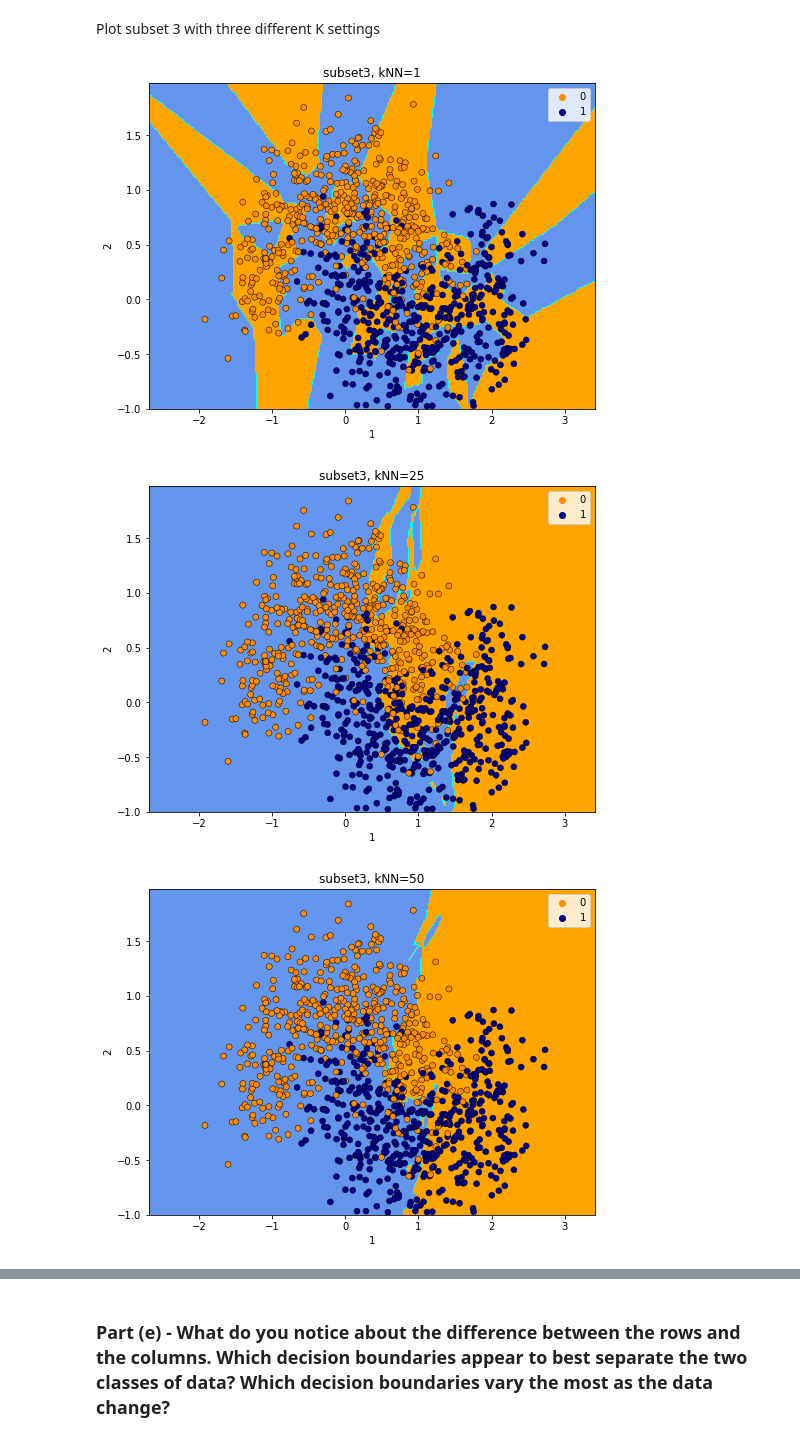
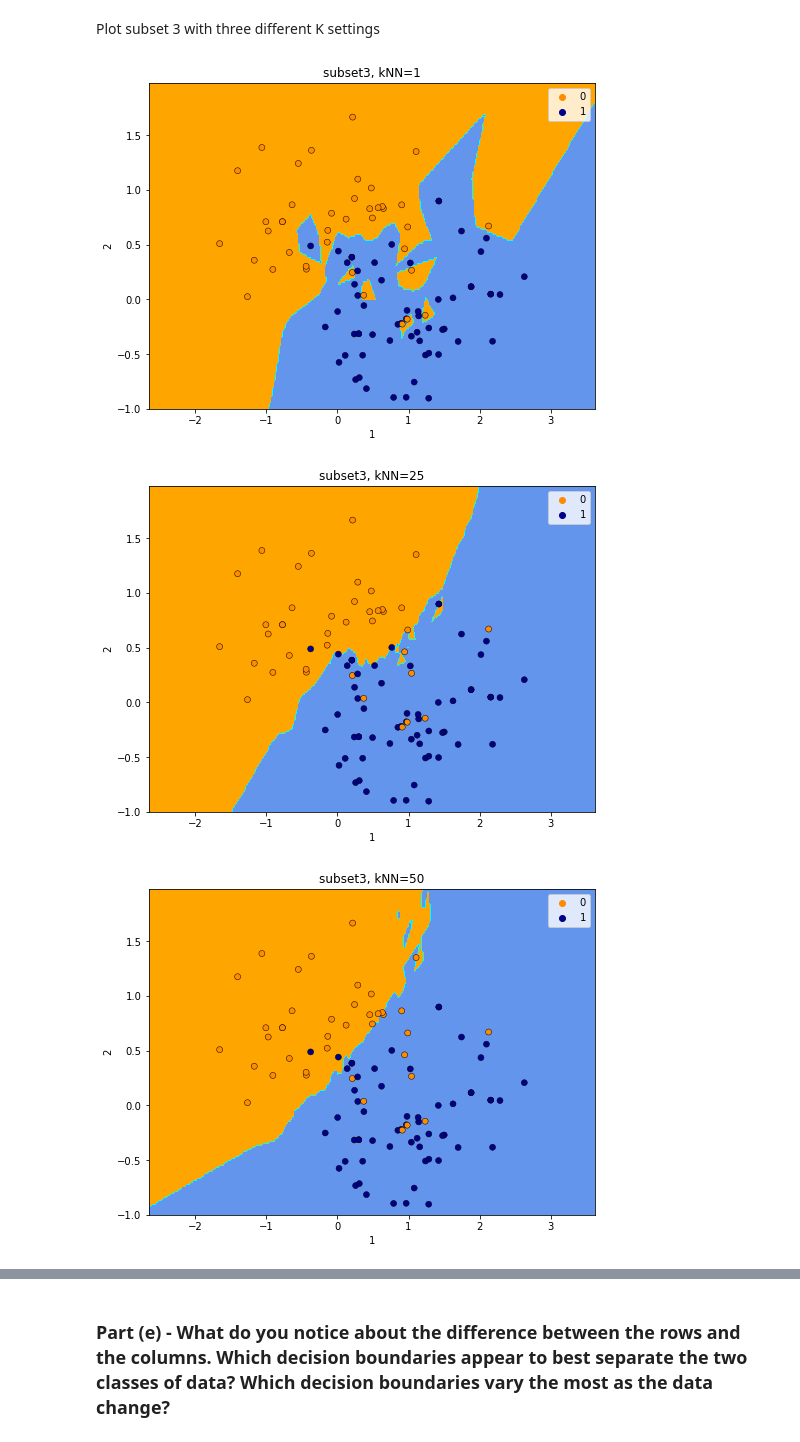
Before and after one commit to FR-Schwartz/ids705, a Jupyter notebook: assignments/Assignment_2_Fides Schwartz.ipynb, the cells around one changed output, grey strips where cells are left out. Saved outputs shown, nothing was run; the diff lists cells and outputs as text; code cells hidden in the pictures.

Commit message:
Update notebook and figures
Figures for Q5

```diff
--- a/assignments/Assignment_2_Fides Schwartz.ipynb
+++ b/assignments/Assignment_2_Fides Schwartz.ipynb
@@ -500,8 +465,8 @@ knn3_1 = KNeighborsClassifier(n_neighbors=1)
 knn3_2 = KNeighborsClassifier(n_neighbors=25)
 knn3_3 = KNeighborsClassifier(n_neighbors=50)
 
-set3_1 = knn3_1.fit(subset3, subset3y)
-set3_2 = knn3_2.fit(subset3, subset3y)
-set3_3 = knn3_3.fit(subset3, subset3y)
+set3_1 = knn3_1.fit(x3, y3)
+set3_2 = knn3_2.fit(x3, y3)
+set3_3 = knn3_3.fit(x3, y3)
 # %% [markdown]
 ### Part (d) - For each combination of dataset and trained classifier plot the decision boundary.
@@ -798,20 +733,14 @@ plt.show()
 Plot subset 3 with three different K settings
 # %%
 # nearest neighbour = 1
-
-h = 0.02  # step size in the mesh
-
-# Create color maps
-cmap_light = ListedColormap(["orange", "cyan", "cornflowerblue"])
-cmap_bold = ["darkorange", "darkblue"]
 
 # Plot the decision boundary. For that, we will assign a color to each
 # point in the mesh [x_min, x_max]x[y_min, y_max].
 
 # Plot the decision boundary. For that, we will assign a color to each
 # point in the mesh [x_min, x_max]x[y_min, y_max].
-x_min, x_max = subset3.min() - 1, subset3.max() + 1
-y_min, y_max = subset3y.min() - 1, subset3y.max() + 1
+x_min, x_max = x3.min() - 1, x3.max() + 1
+y_min, y_max = y3.min() - 1, y3.max() + 1
 xx, yy = np.meshgrid(np.arange(x_min, x_max, h), np.arange(y_min, y_max, h))
 Z = knn3_1.predict(np.c_[xx.ravel(), yy.ravel()])
 
@@ -822,9 +751,9 @@ plt.contourf(xx, yy, Z, cmap=cmap_light)
 
 # Plot also the training points
 sns.scatterplot(
-    x=X[:, 0],
-    y=X[:, 1],
-    hue=y,
+    x=x3[:, 0],
+    y=x3[:, 1],
+    hue=y3,
     palette=cmap_bold,
     alpha=1.0,
     edgecolor="black",
@@ -837,25 +766,19 @@ plt.title(
 plt.xlabel("1")
 plt.ylabel("2")
 
-plt.show()
+plt.savefig('plot3_1.png', bbox_inches='tight')
 # %% [output]
-[figure, old version]
+[figure, new version]
 # %%
 # nearest neighbour = 25
-
-h = 0.02  # step size in the mesh
-
-# Create color maps
-cmap_light = ListedColormap(["orange", "cyan", "cornflowerblue"])
-cmap_bold = ["darkorange", "darkblue"]
 
 # Plot the decision boundary. For that, we will assign a color to each
 # point in the mesh [x_min, x_max]x[y_min, y_max].
 
 # Plot the decision boundary. For that, we will assign a color to each
 # point in the mesh [x_min, x_max]x[y_min, y_max].
-x_min, x_max = subset3.min() - 1, subset3.max() + 1
-y_min, y_max = subset3y.min() - 1, subset3y.max() + 1
+x_min, x_max = x3.min() - 1, x3.max() + 1
+y_min, y_max = y3.min() - 1, y3.max() + 1
 xx, yy = np.meshgrid(np.arange(x_min, x_max, h), np.arange(y_min, y_max, h))
 Z = knn3_2.predict(np.c_[xx.ravel(), yy.ravel()])
 
@@ -866,9 +789,9 @@ plt.contourf(xx, yy, Z, cmap=cmap_light)
 
 # Plot also the training points
 sns.scatterplot(
-    x=X[:, 0],
-    y=X[:, 1],
-    hue=y,
+    x=x3[:, 0],
+    y=x3[:, 1],
+    hue=y3,
     palette=cmap_bold,
     alpha=1.0,
     edgecolor="black",
@@ -881,49 +804,44 @@ plt.title(
 plt.xlabel("1")
 plt.ylabel("2")
 
-plt.show()
+plt.savefig('plot3_2.png', bbox_inches='tight')
 # %% [output]
-[figure, old version]
+[figure, new version]
 # %%
 # nearest neighbour = 50
-
-h = 0.02  # step size in the mesh
-
-# Create color maps
-cmap_light = ListedColormap(["orange", "cyan", "cornflowerblue"])
-cmap_bold = ["darkorange", "darkblue"]
 
 # Plot the decision boundary. For that, we will assign a color to each
 # point in the mesh [x_min, x_max]x[y_min, y_max].
 
 # Plot the decision boundary. For that, we will assign a color to each
 # point in the mesh [x_min, x_max]x[y_min, y_max].
-x_min, x_max = subset3.min() - 1, subset3.max() + 1
-y_min, y_max = subset3y.min() - 1, subset3y.max() + 1
+x_min, x_max = x3.min() - 1, x3.max() + 1
+y_min, y_max = y3.min() - 1, y3.max() + 1
 xx, yy = np.meshgrid(np.arange(x_min, x_max, h), np.arange(y_min, y_max, h))
 Z = knn3_3.predict(np.c_[xx.ravel(), yy.ravel()])
 
 # Put the result into a color plot
 Z = Z.reshape(xx.shape)
 plt.figure(figsize=(8, 6))
 plt.contourf(xx, yy, Z, cmap=cmap_light)
 
 # Plot also the training points
 sns.scatterplot(
-    x=X[:, 0],
-    y=X[:, 1],
-    hue=y,
+    x=x3[:, 0],
+    y=x3[:, 1],
+    hue=y3,
     palette=cmap_bold,
     alpha=1.0,
     edgecolor="black",
     )
 plt.xlim(xx.min(), xx.max())
 plt.ylim(yy.min(), yy.max())
 plt.title(
     "subset3, kNN=50"
 )
 plt.xlabel("1")
 plt.ylabel("2")
-plt.show()
+
+plt.savefig('plot3_3.png', bbox_inches='tight')
 # %% [output]
-[figure, old version]
+[figure, new version]
```
Also changed, not shown: parts of 31 cells of this notebook, 9 other files.
